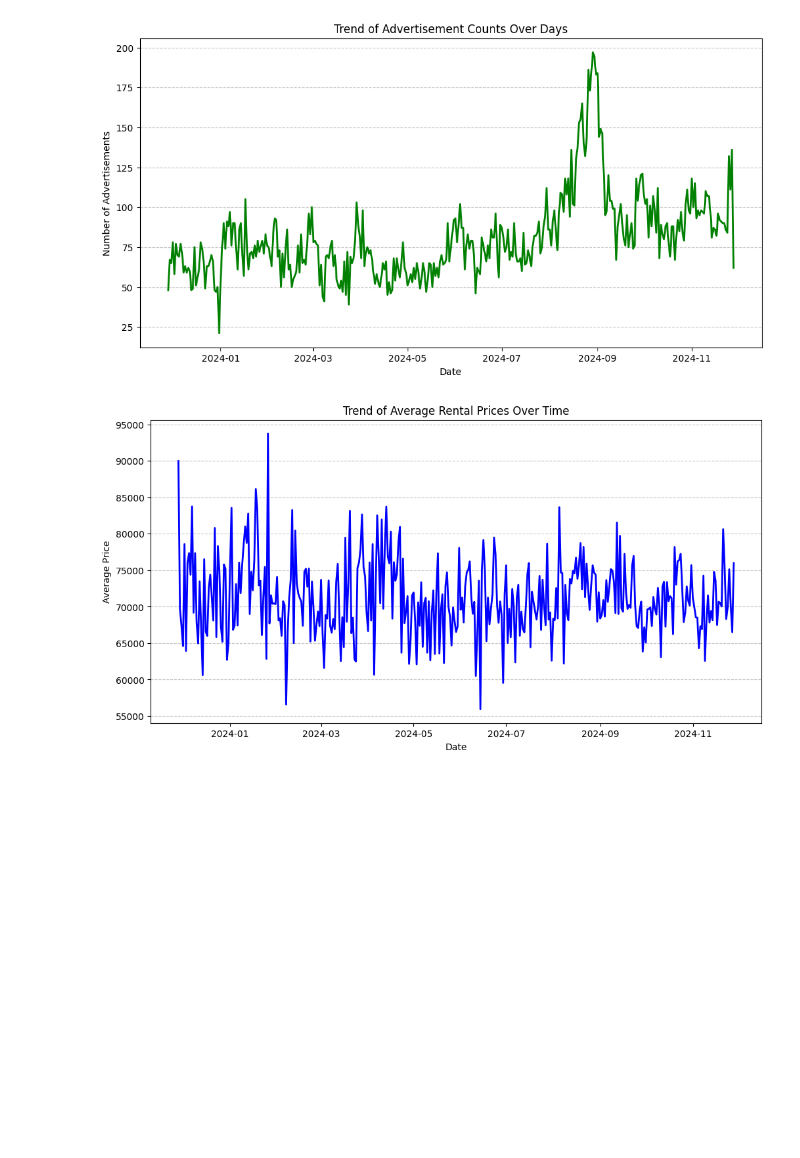
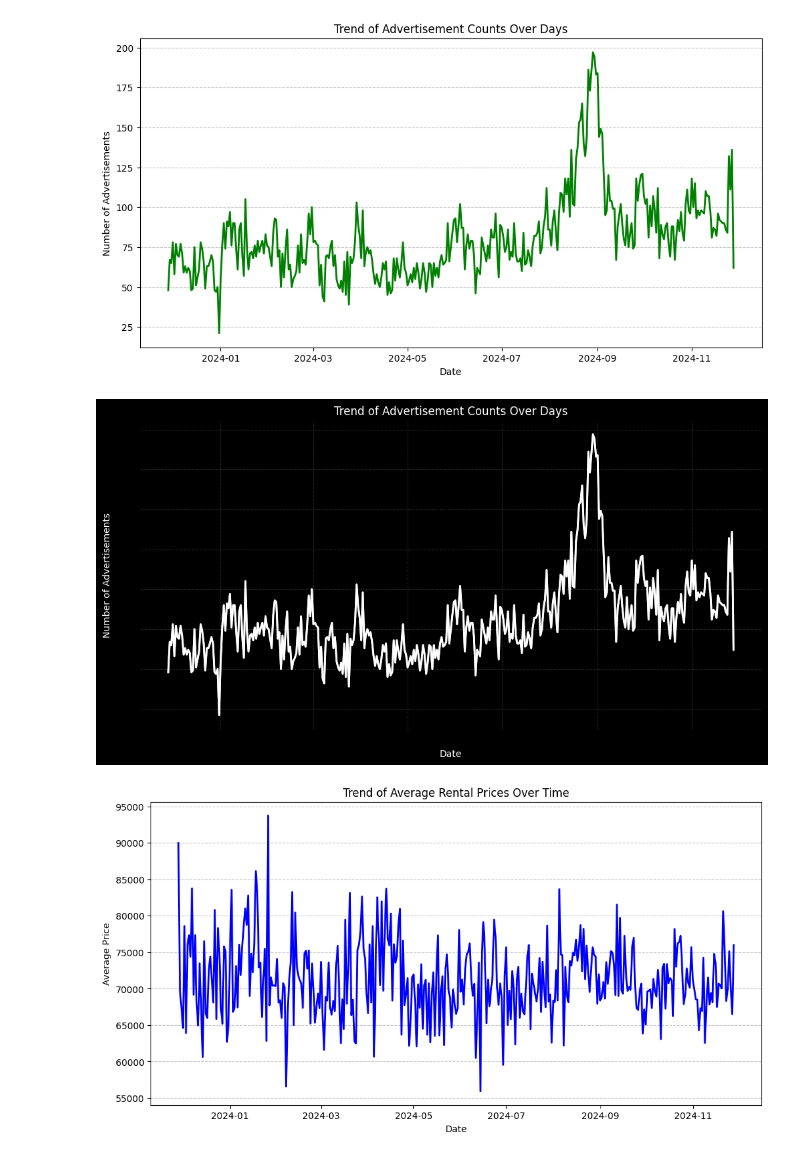
Before and after one commit to Turamyzba/sanyraq-data-analytics, a Jupyter notebook: Result/vis_data_29786.ipynb, the cells around one changed output. Cells and saved outputs as stored; diff of their text form; code cells hidden in the pictures; blank space fills up the shorter version.

```diff
--- a/Result/vis_data_29786.ipynb
+++ b/Result/vis_data_29786.ipynb
@@ -163,6 +164,25 @@ plt.grid(axis='y', linestyle='--', alpha=0.7)
 plt.show()
 # %% [output]
 [figure]
+# %%
+# 10. Тренд изменения количества объявлений по дням (суммарная активность)
+
+# Count the number of advertisements for each specific date
+daily_counts = df['date'].dt.date.value_counts().sort_index()
+
+plt.figure(figsize=(12, 6))
+# Plot the trend of advertisement counts over time
+daily_counts.plot(color='white', linewidth=2, linestyle='-', alpha=0.9)
+plt.gcf().set_facecolor('black')
+ax = daily_counts.plot(color='white', linewidth=2)
+ax.set_facecolor('black')
+plt.title('Trend of Advertisement Counts Over Days', color='white')
+plt.xlabel('Date', color='white')
+plt.ylabel('Number of Advertisements', color='white')
+plt.grid(axis='both', linestyle='--', alpha=0.3, color='gray')
+plt.show()
+# %% [output]
+[figure, added]
 # %%
 # 11. Изменение средних цен на аренду жилья со временем
 
```
Also changed, not shown: parts of 3 cells of this notebook, 10 other files.
